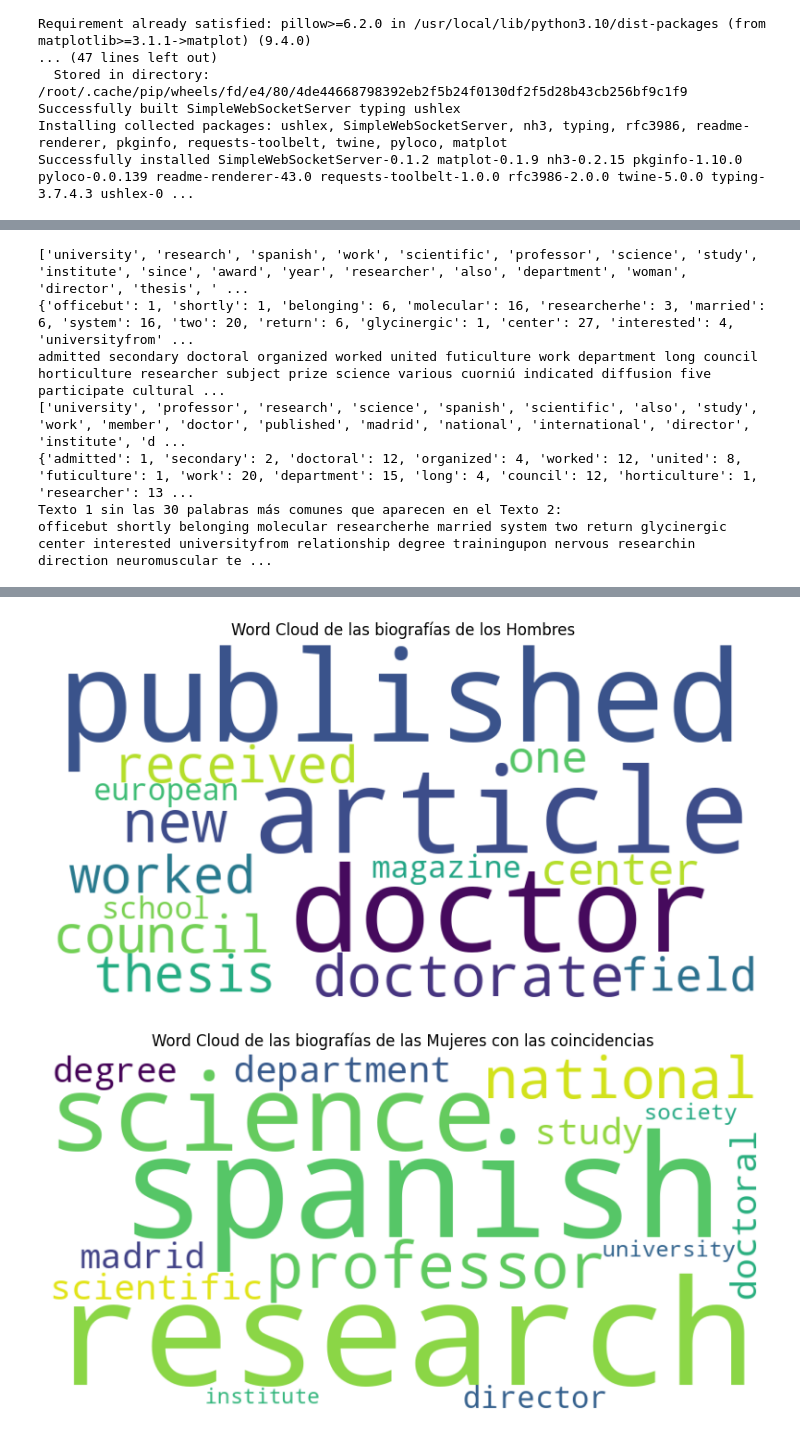
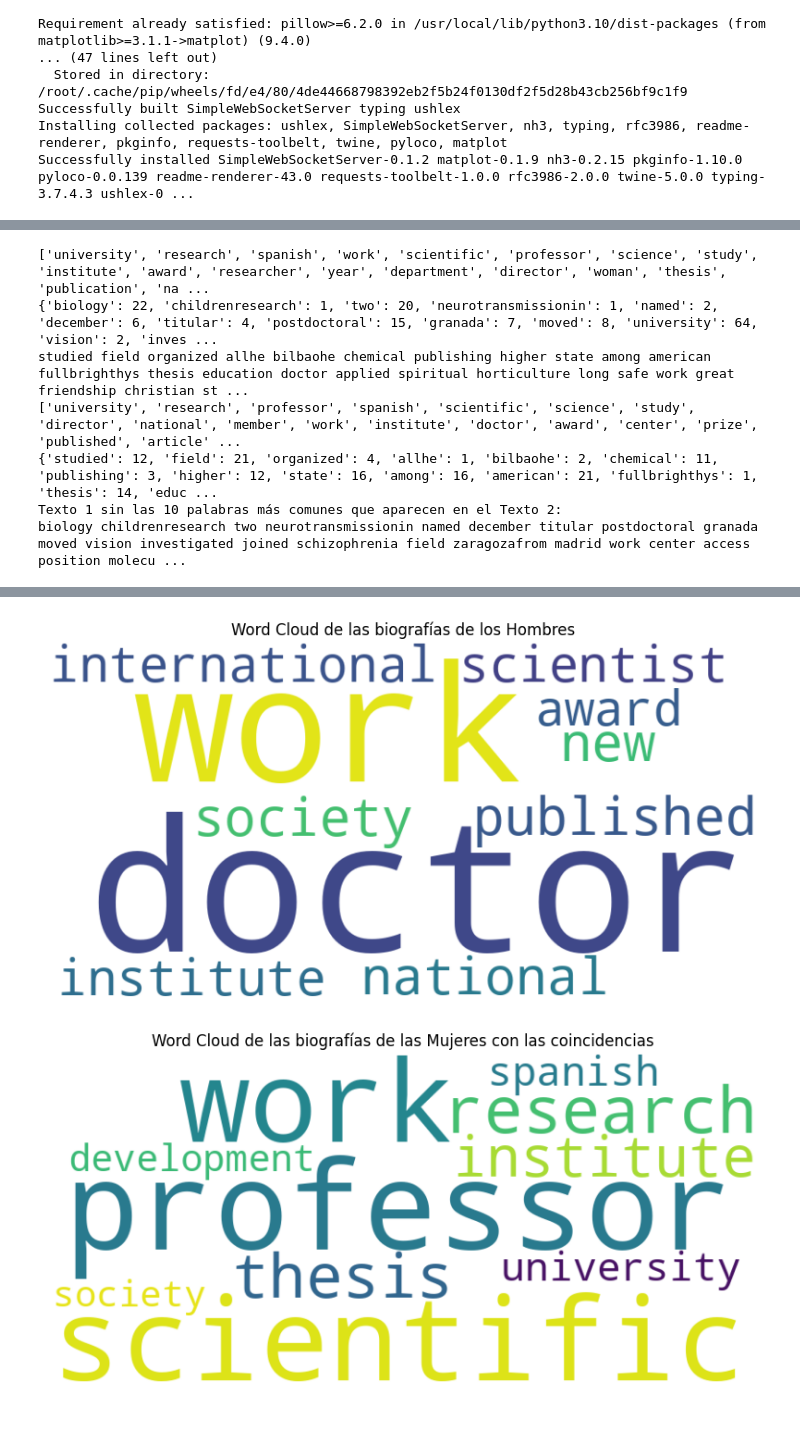
Before and after one commit to Sashka1101/TFG_Gender_Bias, a Jupyter notebook: CasoMujeresPreProcesado.ipynb, the cells around one changed output, grey strips where cells are left out. Saved outputs shown, nothing was run; the diff lists cells and outputs as text; code cells hidden in the pictures.

```diff
--- a/CasoMujeresPreProcesado.ipynb
+++ b/CasoMujeresPreProcesado.ipynb
@@ -196,6 +149,10 @@ def clean_data(text):
     text = re.sub(r'[^ \nA-Za-z0-9À-ÖØ-öø-ÿ/]+', '', text)
     text = re.sub(r'[\\/×\^\]\[÷]', '', text)
     text = re.sub("\d", '', text)
+    text = re.sub("since", '', text)
+    text = re.sub("one", '', text)
+    text = re.sub("also", '', text)
+
     return text
 
 #Poner en minúsula
@@ -368,14 +325,14 @@ def dibujar_histograma(text,titulo):
     palabras_ordenadas = sorted(frecuencia_palabras, key=lambda palabra: frecuencia_palabras[palabra], reverse=True)
 
     # Tomar solo las primeras 30 palabras
-    palabras_30 = palabras_ordenadas[:30]
+    palabras_30 = palabras_ordenadas[:90]
 
     # Obtener las frecuencias y las palabras para el gráfico
     frecuencias = [frecuencia_palabras[palabra] for palabra in palabras_30]
     palabras = palabras_30
 
     # Crear el gráfico de barras
-    plt.figure(figsize=(5, 5))
+    plt.figure(figsize=(10, 10))
     plt.bar(palabras, frecuencias, color='skyblue')
 
     # Añadir etiquetas y título
@@ -429,7 +386,7 @@ print(text1)
 
 
 def generar_wordcloud(text, titulo):
-    wordcloud = WordCloud(max_words = 15,width=800, height=400, background_color='white').generate(text)
+    wordcloud = WordCloud(max_words = 10,width=800, height=400, background_color='white').generate(text)
     plt.figure(figsize=(10, 5))
     plt.imshow(wordcloud, interpolation='bilinear')
     plt.title(titulo)
@@ -450,9 +407,9 @@ print(frecuencia_palabras)
 
 
 
-#Quito las primeras 30 palabras que coinciden en el texto
+#Quito las primeras 10 palabras que coinciden en el texto
 
-def quitar_coincidencias(text, text1, cantidad_a_quitar=30):
+def quitar_coincidencias(text, text1, cantidad_a_quitar=10):
     # Dividir los textos en palabras
     palabras_texto1 = text.split()
     palabras_texto2 = text1.split()
@@ -476,12 +433,12 @@ def quitar_coincidencias(text, text1, cantidad_a_quitar=30):
 
 # Ejemplo de uso
 
-texto1_sin_coincidencias, texto2_sin_coincidencias = quitar_coincidencias(text, text1, cantidad_a_quitar=30)
+texto1_sin_coincidencias, texto2_sin_coincidencias = quitar_coincidencias(text, text1, cantidad_a_quitar=10)
 
-print("Texto 1 sin las 30 palabras más comunes que aparecen en el Texto 2:")
+print("Texto 1 sin las 10 palabras más comunes que aparecen en el Texto 2:")
 print(texto1_sin_coincidencias)
 
-print("\nTexto 2 sin las 30 palabras más comunes que aparecen en el Texto 1:")
+print("\nTexto 2 sin las 10 palabras más comunes que aparecen en el Texto 1:")
 print(texto2_sin_coincidencias)
 
 # Ejemplo de uso
@@ -512,7 +469,7 @@ titulo1 = "Hombres"
 dibujar_histograma(texto1_sin_coincidencias,titulo)
 dibujar_histograma(texto2_sin_coincidencias,titulo1)
 
-#Dibujar histograma CON las primeras 30 palabras coincidentes
+#Dibujar histograma CON las primeras 10 palabras coincidentes
 
 dibujar_histograma(text,titulo)
 dibujar_histograma(text1,titulo1)
@@ -527,10 +484,10 @@ dibujar_histograma(text1,titulo1)
 [nltk_data]   Package punkt is already up-to-date!
 [nltk_data] Downloading package wordnet to /root/nltk_data...
 [nltk_data]   Package wordnet is already up-to-date!
-['university', 'research', 'spanish', 'work', 'scientific', 'professor', 'science', 'study', 'institute', 'since', 'award', 'year', 'researcher', 'also', 'department', 'woman', 'director', 'thesis', ' ...
-{'officebut': 1, 'shortly': 1, 'belonging': 6, 'molecular': 16, 'researcherhe': 3, 'married': 6, 'system': 16, 'two': 20, 'return': 6, 'glycinergic': 1, 'center': 27, 'interested': 4, 'universityfrom' ...
-admitted secondary doctoral organized worked united futiculture work department long council horticulture researcher subject prize science various cuorniú indicated diffusion five participate cultural ...
-['university', 'professor', 'research', 'science', 'spanish', 'scientific', 'also', 'study', 'work', 'member', 'doctor', 'published', 'madrid', 'national', 'international', 'director', 'institute', 'd ...
-{'admitted': 1, 'secondary': 2, 'doctoral': 12, 'organized': 4, 'worked': 12, 'united': 8, 'futiculture': 1, 'work': 20, 'department': 15, 'long': 4, 'council': 12, 'horticulture': 1, 'researcher': 13 ...
-Texto 1 sin las 30 palabras más comunes que aparecen en el Texto 2:
-officebut shortly belonging molecular researcherhe married system two return glycinergic center interested universityfrom relationship degree trainingupon nervous researchin direction neuromuscular te ...
+['university', 'research', 'spanish', 'work', 'scientific', 'professor', 'science', 'study', 'institute', 'award', 'researcher', 'year', 'department', 'director', 'woman', 'thesis', 'publication', 'na ...
+{'biology': 22, 'childrenresearch': 1, 'two': 20, 'neurotransmissionin': 1, 'named': 2, 'december': 6, 'titular': 4, 'postdoctoral': 15, 'granada': 7, 'moved': 8, 'university': 64, 'vision': 2, 'inves ...
+studied field organized allhe bilbaohe chemical publishing higher state among american fullbrighthys thesis education doctor applied spiritual horticulture long safe work great friendship christian st ...
+['university', 'research', 'professor', 'spanish', 'scientific', 'science', 'study', 'director', 'national', 'member', 'work', 'institute', 'doctor', 'award', 'center', 'prize', 'published', 'article' ...
+{'studied': 12, 'field': 21, 'organized': 4, 'allhe': 1, 'bilbaohe': 2, 'chemical': 11, 'publishing': 3, 'higher': 12, 'state': 16, 'among': 16, 'american': 21, 'fullbrighthys': 1, 'thesis': 14, 'educ ...
+Texto 1 sin las 10 palabras más comunes que aparecen en el Texto 2:
+biology childrenresearch two neurotransmissionin named december titular postdoctoral granada moved vision investigated joined schizophrenia field zaragozafrom madrid work center access position molecu ...
@@ -538,2 +495,2 @@ officebut shortly belonging molecular researcherhe married system two return gly
-[figure, old version]
+[figure, new version]
-[figure, old version]
+[figure, new version]
```
Also changed, not shown: parts of 9 cells of this notebook.
